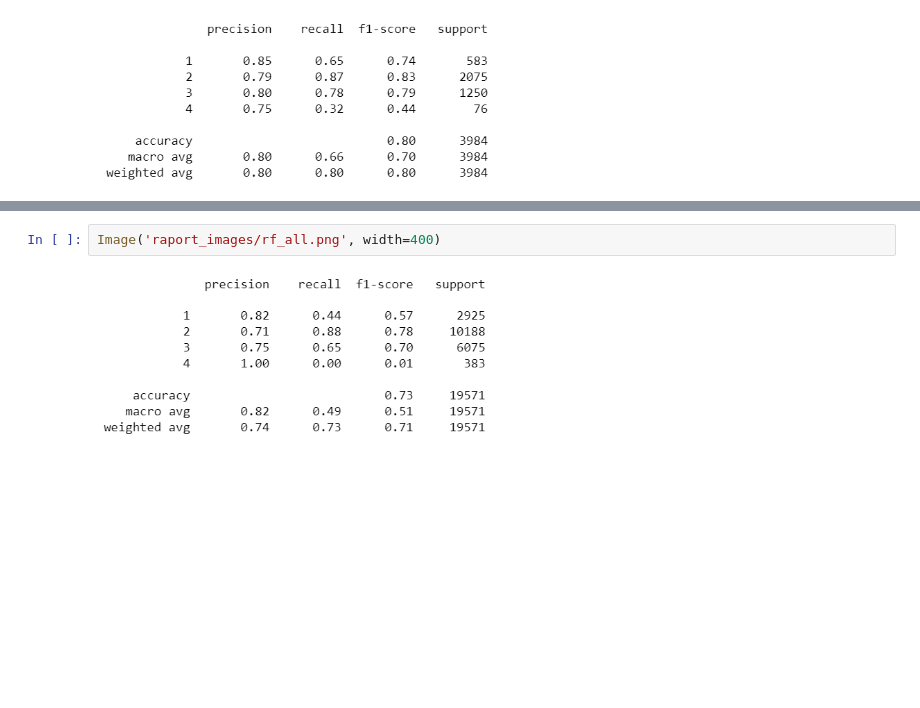
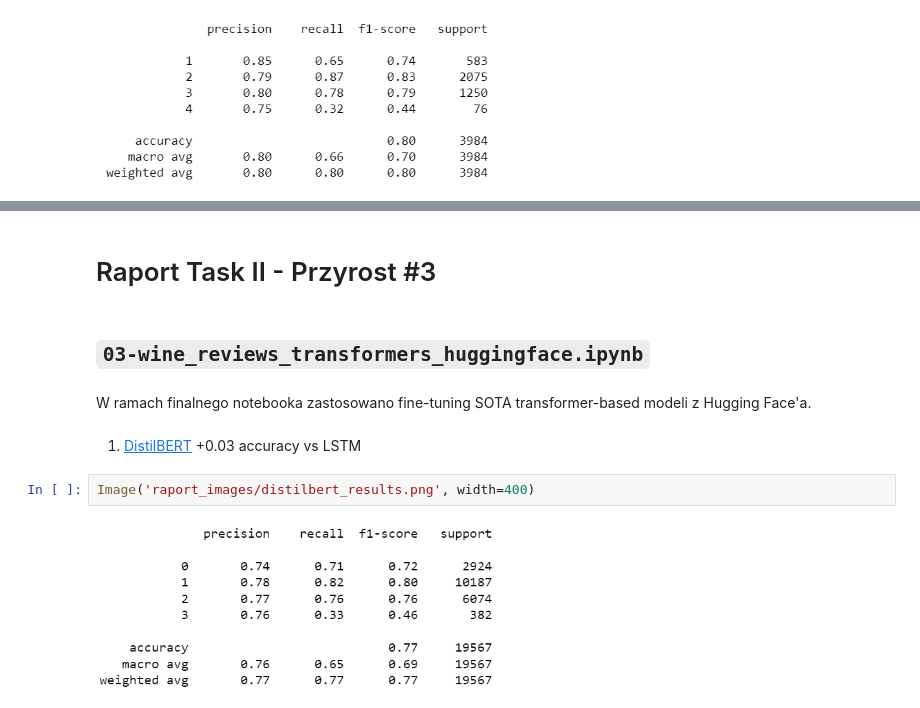
Before and after one commit to directtt/nlp-wine-reviews-prediction, a Jupyter notebook: raport.ipynb, the cells around one changed output, grey strips where cells are left out. Saved outputs shown, nothing was run; the diff lists cells and outputs as text; blank space fills up the shorter version.

```diff
--- a/raport.ipynb
+++ b/raport.ipynb
@@ -178,4 +182,12 @@ Image('raport_images/MI.png', width=175)
-# %%
-Image('raport_images/rf_all.png', width=400)
-# %% [output]
-[figure, removed]
+# %% [markdown]
+# Raport Task II - Przyrost #3
+# %% [markdown]
+## `03-wine_reviews_transformers_huggingface.ipynb`
+# %% [markdown]
+W ramach finalnego notebooka zastosowano fine-tuning SOTA transformer-based modeli z Hugging Face'a.
+# %% [markdown]
+1) [DistilBERT](https://huggingface.co/distilbert-base-uncased) +0.03 accuracy vs LSTM
+# %%
+Image('raport_images/distilbert_results.png', width=400)
+# %% [output]
+[figure, added]
```
Also changed, not shown: parts of 30 cells of this notebook, 14 other files.
